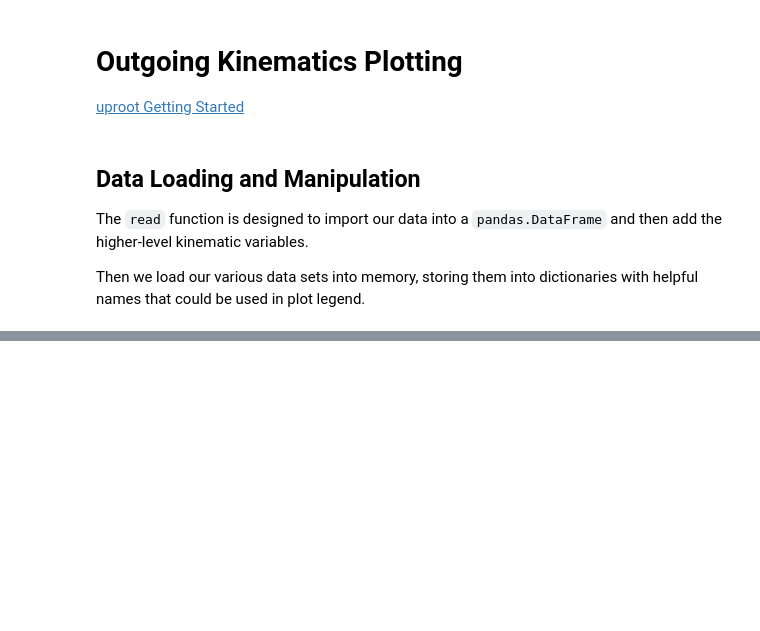
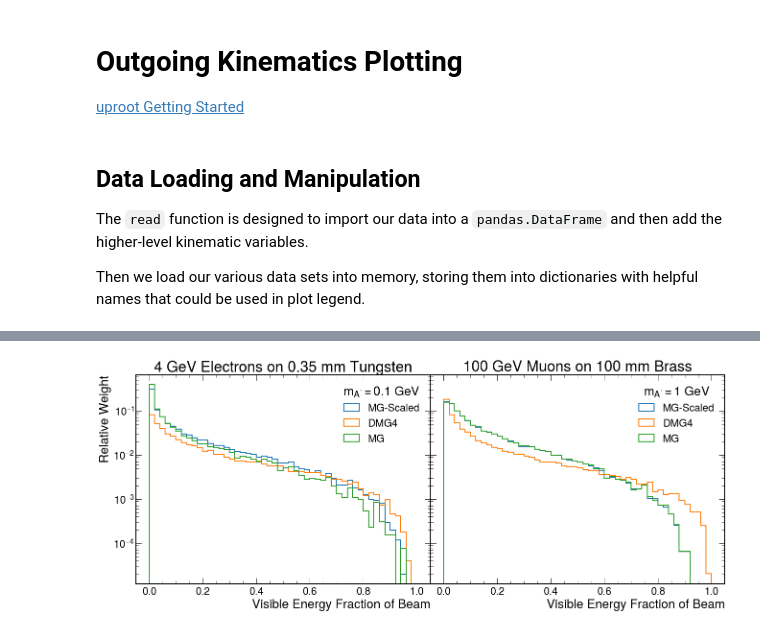
Before and after one commit to tomeichlersmith/ldmx-sim-technique, a Jupyter notebook: ana/plot-dev.ipynb, the cells around one changed output, grey strips where cells are left out. Drawn from its saved outputs; the diff is of its cells as text; code cells hidden in the pictures; blank space fills up the shorter version.

```diff
--- a/ana/plot-dev.ipynb
+++ b/ana/plot-dev.ipynb
@@ -207,0 +137,5 @@ plt.show()
+# %%
+side_by_side(thin_tgt, 'visible_energy_frac', 'Visible Energy Fraction of Beam',
+             el_kwargs = {'range' : (0.,1.), 'bins' : 50}, mu_kwargs = { 'range' : (0.,1.), 'bins' : 50})
+# %% [output]
+[figure, added]
```
Also changed, not shown: parts of 25 cells of this notebook.
